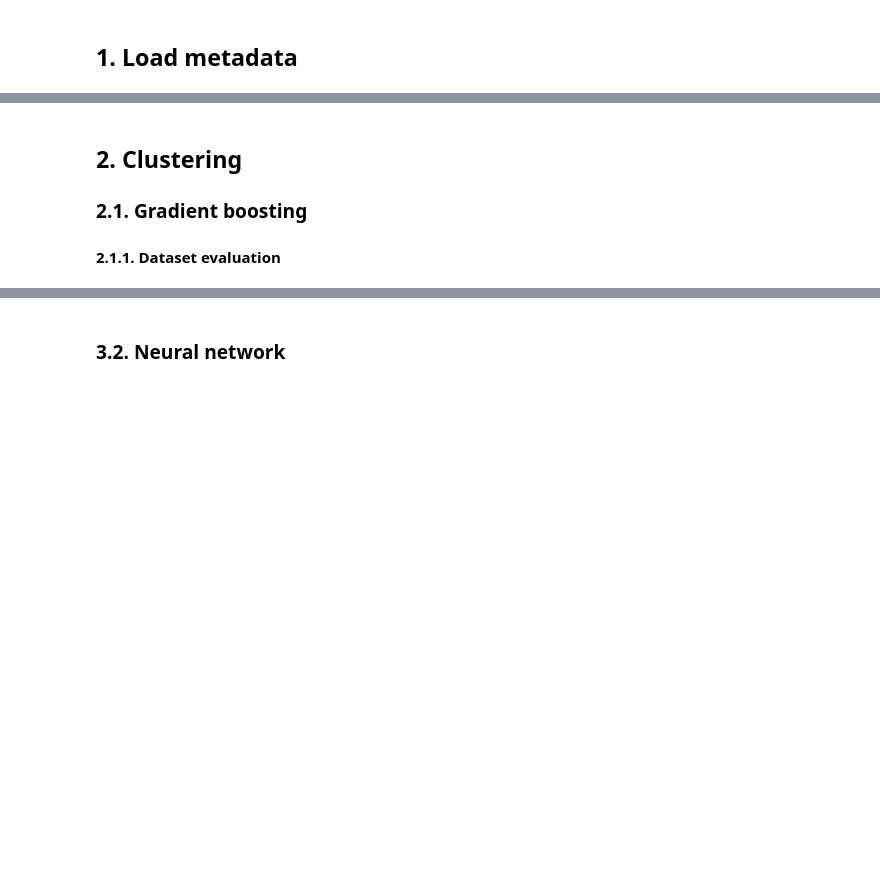
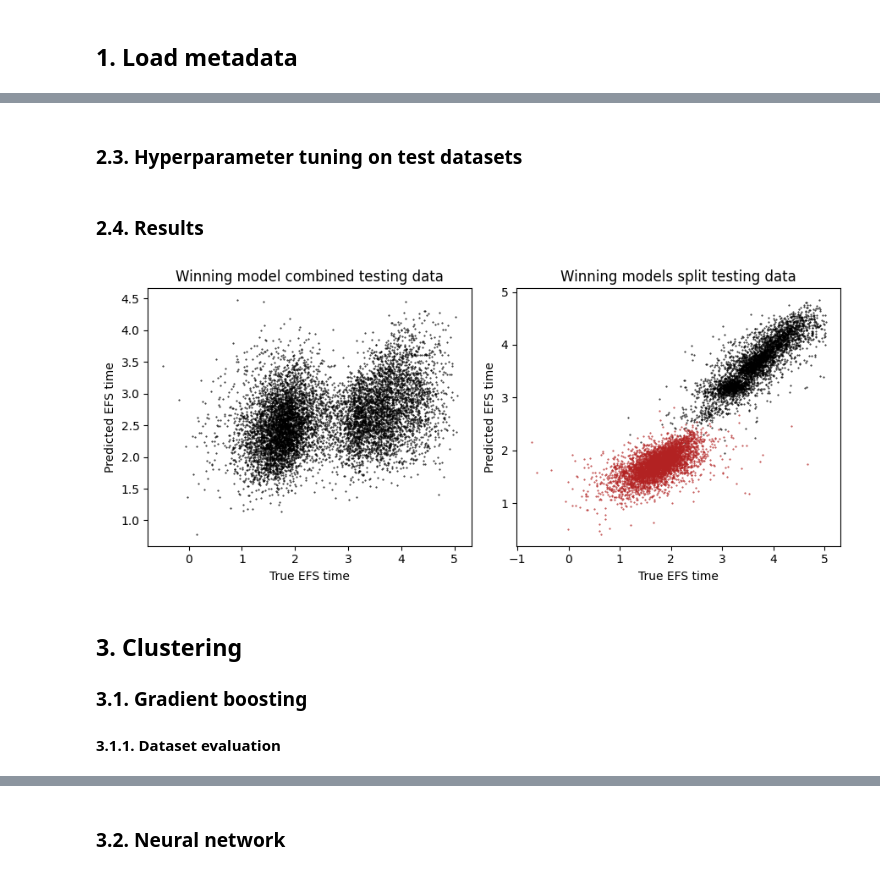
Before and after one commit to gperdrizet/HSCT_survival, a Jupyter notebook: notebooks/02.2-feature_engineering_clustering.ipynb, the cells around one changed output, grey strips where cells are left out. Cells and saved outputs as stored; diff of their text form; code cells hidden in the pictures; blank space fills up the shorter version.

Commit message:
Finished first test of regression on learned clusters.

```diff
--- a/notebooks/02.2-feature_engineering_clustering.ipynb
+++ b/notebooks/02.2-feature_engineering_clustering.ipynb
@@ -63,0 +85,25 @@ Labels:
+# %%
+if test_split_regression == True:
+
+    efs_test_datasets={}
+
+    # Pick and load the 'best' data
+    data_df=pd.read_parquet(datasets['All ordinal encoded, NAN imputed'])
+
+    # Take log of efs time
+    data_df['efs_time']=np.log(data_df['efs_time'])
+
+    # Split the data by EFS label
+    efs_zero_df=data_df[data_df['efs'] == 0].copy()
+    efs_one_df=data_df[data_df['efs'] == 1].copy()
+
+    # Drop race group and collect
+    combined_df=data_df.drop('race_group', axis=1, inplace=False).copy()
+    efs_zero_df.drop('race_group', axis=1, inplace=True)
+    efs_one_df.drop('race_group', axis=1, inplace=True)
+
+    efs_test_datasets={
+        'Combined': combined_df,
+        'EFS 0': efs_zero_df,
+        'EFS 1': efs_one_df
+    }
@@ -63,0 +162,2 @@ Labels:
+# %% [markdown]
+### 2.3. Hyperparameter tuning on test datasets
@@ -64,6 +238,27 @@ Labels:
+# %% [markdown]
+### 2.4. Results
+# %%
+fig, axs=plt.subplots(1,2, figsize=(9,4))
+axs=axs.flatten()
+
+axs[0].set_title(f'Winning model combined testing data')
+axs[0].scatter(labels['Combined'], predictions['Combined'], color='black', s=0.2)
+axs[0].set_xlabel('True EFS time')
+axs[0].set_ylabel('Predicted EFS time')
+
+axs[1].set_title(f'Winning models split testing data')
+axs[1].scatter(labels['EFS 0'], predictions['EFS 0'], s=0.2, color='black')
+axs[1].scatter(labels['EFS 1'], predictions['EFS 1'], s=0.2, color='firebrick')
+axs[1].set_xlabel('True EFS time')
+axs[1].set_ylabel('Predicted EFS time')
+
+fig.tight_layout()
+fig.show()
+# %% [output]
+[figure, added]
 # %% [markdown]
-## 2. Clustering
+## 3. Clustering
 
-### 2.1. Gradient boosting
+### 3.1. Gradient boosting
 
-#### 2.1.1. Dataset evaluation
+#### 3.1.1. Dataset evaluation
```
Also changed, not shown: parts of 17 cells of this notebook.
